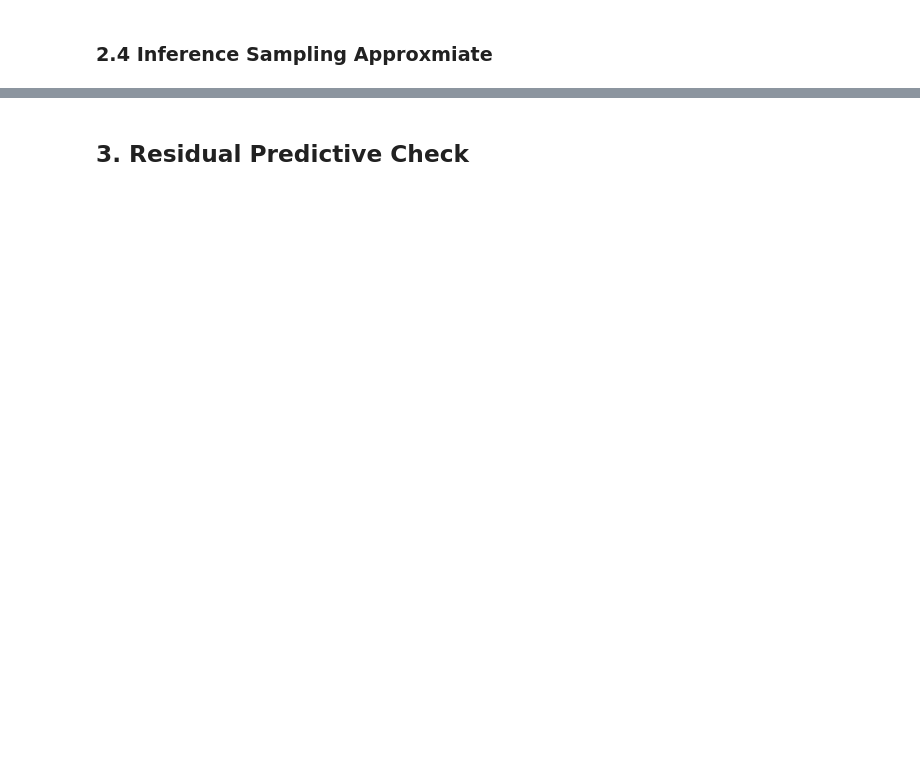
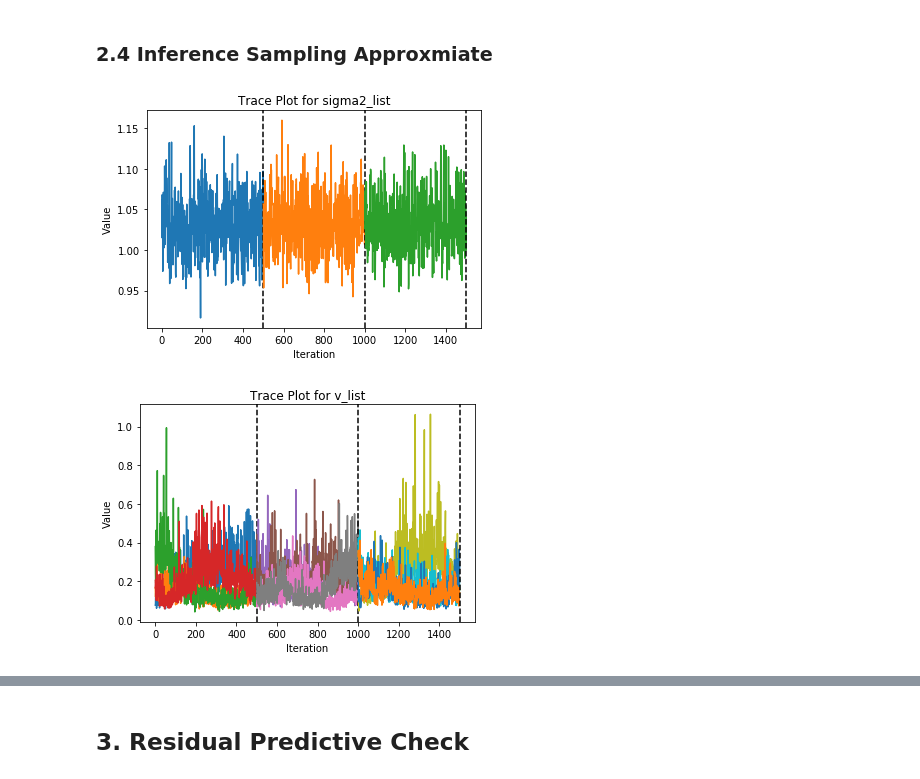
Before and after one commit to LeonCaesa/Gibbs, a Jupyter notebook: Experiment.ipynb, the cells around one changed output, grey strips where cells are left out. Saved outputs shown, nothing was run; the diff lists cells and outputs as text; code cells hidden in the pictures; blank space fills up the shorter version.

```diff
--- a/Experiment.ipynb
+++ b/Experiment.ipynb
@@ -112,7 +119,7 @@ for sub_chains in range(n_chains):
     init_dict = dict({'Z0':np.random.normal(0,1, [q, n_sample]),
             "sigma20":np.random.gamma(4,1/4),
             "w0":np.random.normal(0, 0.6, [d,q]),
-            "alpha0": np.random.uniform(0,1, q)})
+            "v0": np.random.uniform(0,1, q)})
 
 #    infer_dict = gibbs_scheme(X, init_dict, iterations, q, prior_param)
     inference = Model(X, init_dict, iterations, q, prior_param)
@@ -127,3 +134,6 @@ alpha_list = get_trace_list(mcmc_list, 'alpha_list')
 # %%
-trace_plot(mcmc_list, var_list= ['sigma2_list', 'alpha_list'])
+trace_plot(mcmc_list, var_list= ['sigma2_list', 'v_list'])
+# %% [output]
+[figure, added]
+[figure, added]
 # %%
```
Also changed, not shown: parts of 20 cells of this notebook, 3 other files.
